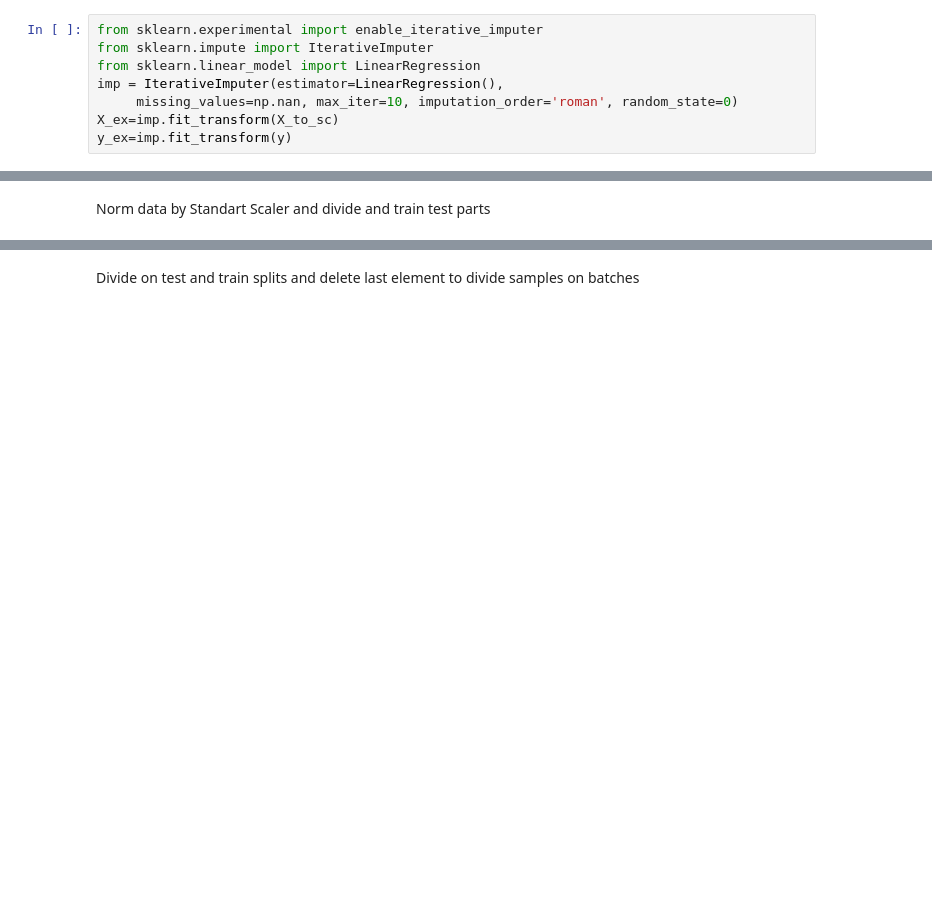
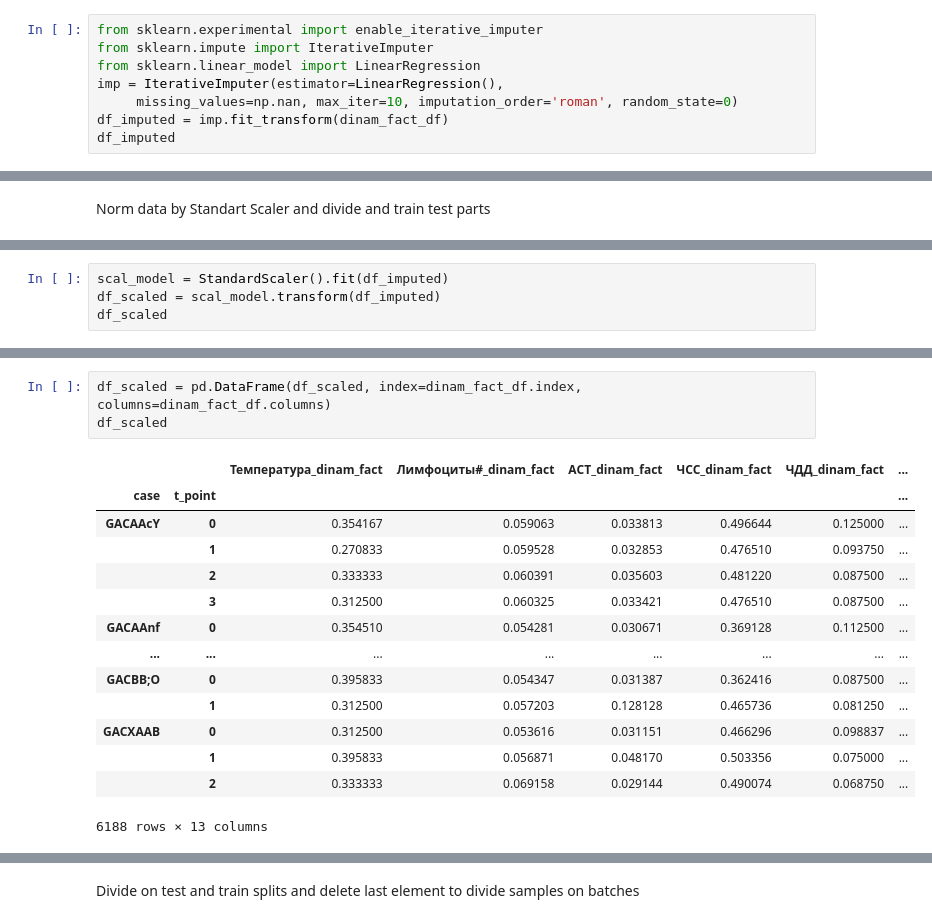
Before and after one commit to geniusserg/CovidPredict, a Jupyter notebook: data_analysis.ipynb, the cells around one changed output, grey strips where cells are left out. Drawn from its saved outputs; the diff is of its cells as text; blank space fills up the shorter version.

```diff
--- a/data_analysis.ipynb
+++ b/data_analysis.ipynb
@@ -261,5 +249,5 @@ from sklearn.impute import IterativeImputer
 from sklearn.linear_model import LinearRegression
 imp = IterativeImputer(estimator=LinearRegression(),
      missing_values=np.nan, max_iter=10, imputation_order='roman', random_state=0)
-X_ex=imp.fit_transform(X_to_sc)
-y_ex=imp.fit_transform(y)
+df_imputed = imp.fit_transform(dinam_fact_df)
+df_imputed
@@ -273,0 +264,4 @@ y_scaled_divided = np.array(y_scaled).reshape(-1, PARAMS_LENGTH)
+# %%
+scal_model = StandardScaler().fit(df_imputed)
+df_scaled = scal_model.transform(df_imputed)
+df_scaled
@@ -273,0 +282,18 @@ y_scaled_divided = np.array(y_scaled).reshape(-1, PARAMS_LENGTH)
+# %%
+df_scaled = pd.DataFrame(df_scaled, index=dinam_fact_df.index, columns=dinam_fact_df.columns)
+df_scaled
+# %% [output]
+|  |  | Температура_dinam_fact | Лимфоциты#_dinam_fact | АСТ_dinam_fact | ЧСС_dinam_fact | ЧДД_dinam_fact | ... |
+| case | t_point |  |  |  |  |  | ... |
+| GACAAcY | 0 | 0.354167 | 0.059063 | 0.033813 | 0.496644 | 0.125000 | ... |
+|  | 1 | 0.270833 | 0.059528 | 0.032853 | 0.476510 | 0.093750 | ... |
+|  | 2 | 0.333333 | 0.060391 | 0.035603 | 0.481220 | 0.087500 | ... |
+|  | 3 | 0.312500 | 0.060325 | 0.033421 | 0.476510 | 0.087500 | ... |
+| GACAAnf | 0 | 0.354510 | 0.054281 | 0.030671 | 0.369128 | 0.112500 | ... |
+| ... | ... | ... | ... | ... | ... | ... | ... |
+| GACBB;O | 0 | 0.395833 | 0.054347 | 0.031387 | 0.362416 | 0.087500 | ... |
+|  | 1 | 0.312500 | 0.057203 | 0.128128 | 0.465736 | 0.081250 | ... |
+| GACXAAB | 0 | 0.312500 | 0.053616 | 0.031151 | 0.466296 | 0.098837 | ... |
+|  | 1 | 0.395833 | 0.056871 | 0.048170 | 0.503356 | 0.075000 | ... |
+|  | 2 | 0.333333 | 0.069158 | 0.029144 | 0.490074 | 0.068750 | ... |
+6188 rows × 13 columns
```
Also changed, not shown: parts of 25 cells of this notebook, 11 other files.
